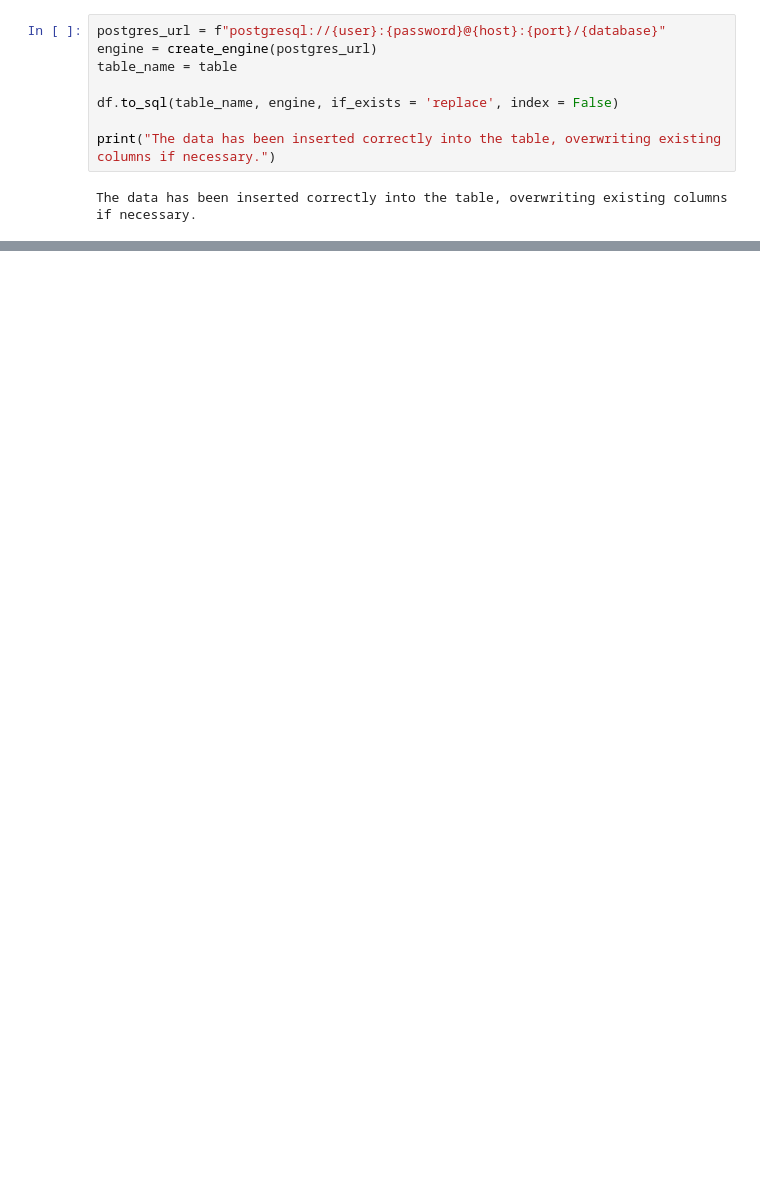
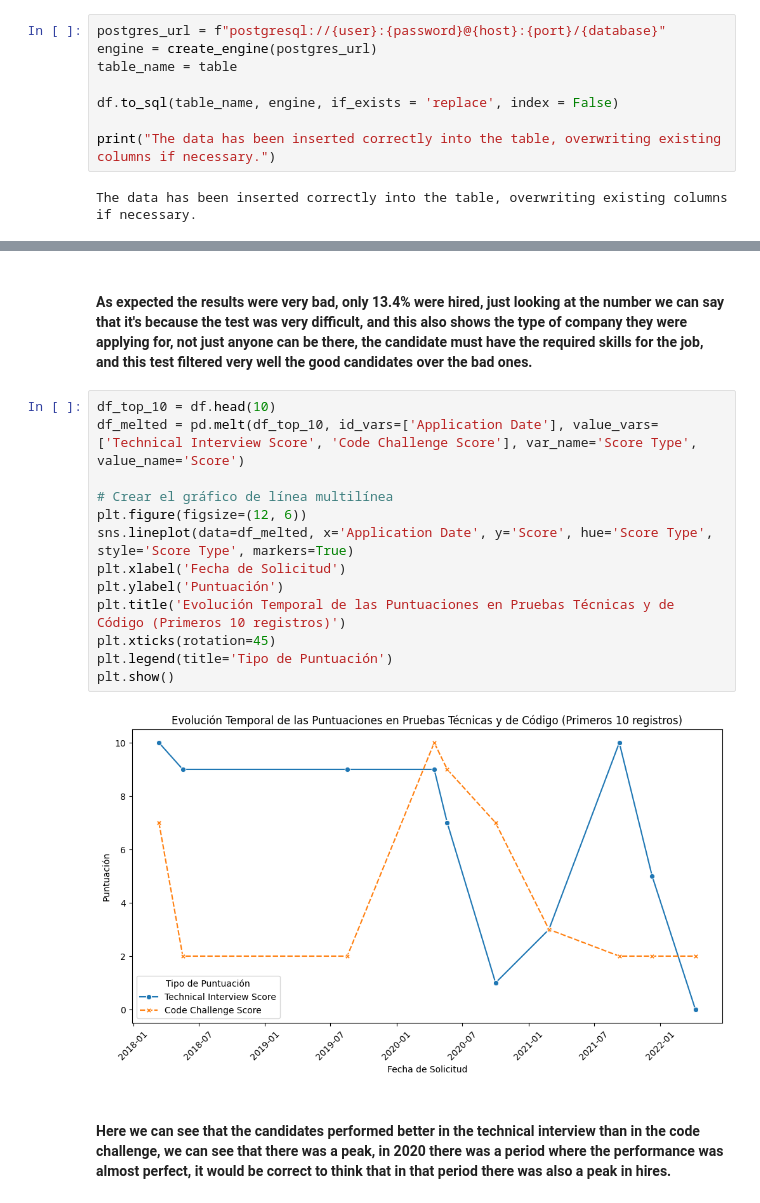
Before and after one commit to DaviMartinez0423/Workshop_ETL, a Jupyter notebook: notebooks/EDA.ipynb, the cells around one changed output, grey strips where cells are left out. Drawn from its saved outputs; the diff is of its cells as text; blank space fills up the shorter version.

```diff
--- a/notebooks/EDA.ipynb
+++ b/notebooks/EDA.ipynb
@@ -125,0 +137,19 @@ The data has been inserted correctly into the table, overwriting existing column
+# %% [markdown]
+#### As expected the results were very bad, only 13.4% were hired, just looking at the number we can say that it's because the test was very difficult, and this also shows the type of company they were applying for, not just anyone can be there, the candidate must have the required skills for the job, and this test filtered very well the good candidates over the bad ones.
+# %%
+df_top_10 = df.head(10)
+df_melted = pd.melt(df_top_10, id_vars=['Application Date'], value_vars=['Technical Interview Score', 'Code Challenge Score'], var_name='Score Type', value_name='Score')
+
+# Crear el gráfico de línea multilínea
+plt.figure(figsize=(12, 6))
+sns.lineplot(data=df_melted, x='Application Date', y='Score', hue='Score Type', style='Score Type', markers=True)
+plt.xlabel('Fecha de Solicitud')
+plt.ylabel('Puntuación')
+plt.title('Evolución Temporal de las Puntuaciones en Pruebas Técnicas y de Código (Primeros 10 registros)')
+plt.xticks(rotation=45)
+plt.legend(title='Tipo de Puntuación')
+plt.show()
+# %% [output]
+[figure, added]
+# %% [markdown]
+#### Here we can see that the candidates performed better in the technical interview than in the code challenge, we can see that there was a peak, in 2020 there was a period where the performance was almost perfect, it would be correct to think that in that period there was also a peak in hires.
```
Also changed, not shown: parts of 5 cells of this notebook, 2 other files.
